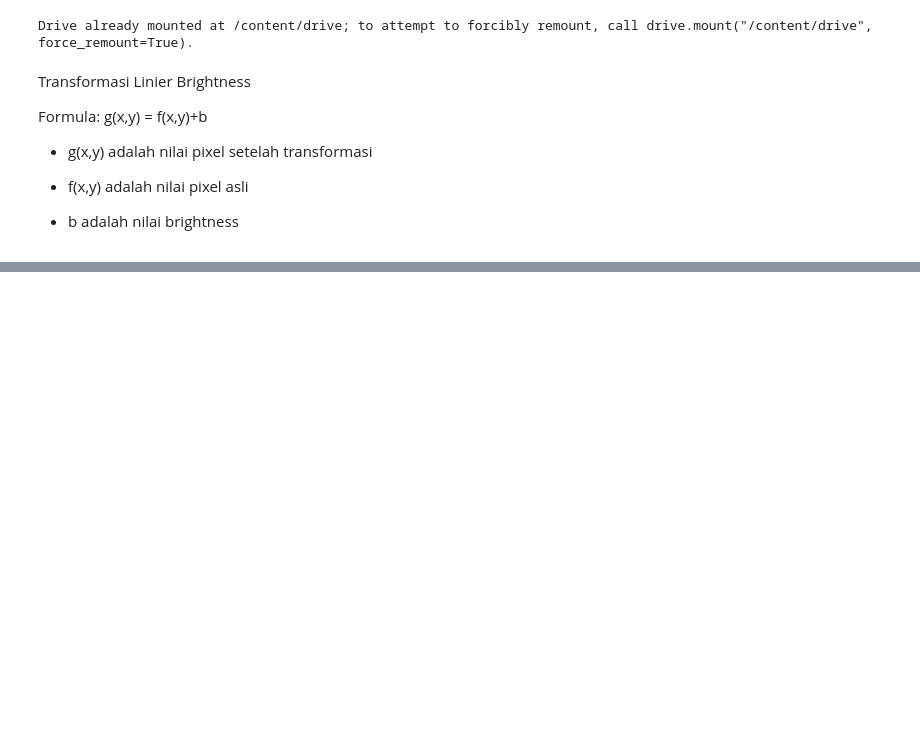
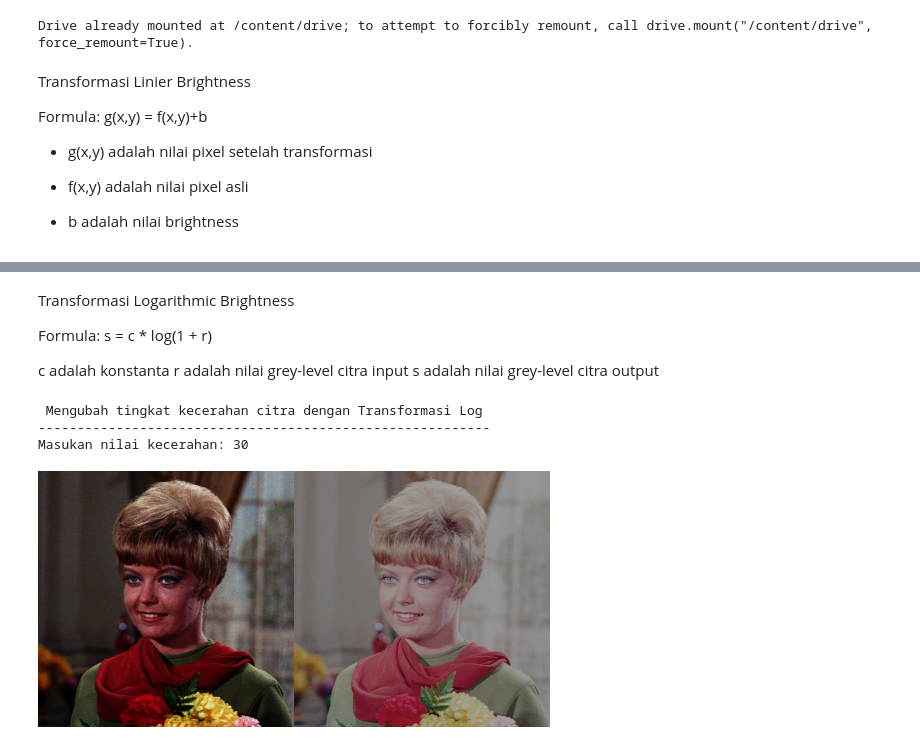
Before and after one commit to 11DiajengNidzom/PCVK_Genap_2023, a Jupyter notebook: Week3.ipynb, the cells around one changed output, grey strips where cells are left out. Cells and saved outputs as stored; diff of their text form; code cells hidden in the pictures; blank space fills up the shorter version.

```diff
--- a/Week3.ipynb
+++ b/Week3.ipynb
@@ -50,0 +92,31 @@ cv2_imshow(final_frame)
+# %% [markdown]
+Transformasi Logarithmic Brightness
+
+Formula: s = c * log(1 + r)
+
+c adalah konstanta
+r adalah nilai grey-level citra input
+s adalah nilai grey-level citra output
+# %%
+print(' Mengubah tingkat kecerahan citra dengan Transformasi Log ')
+print('----------------------------------------------------------')
+
+try:
+  brightness = int(input('Masukan nilai kecerahan: '))
+except ValueError:
+  input('Error, not a number')
+
+brightness_image = np.zeros(original.shape, original.dtype)
+
+for y in range(original.shape[0]):
+  for x in range(original.shape[1]):
+    for c in range(original.shape[2]):
+      brightness_image[y,x,c] = np.clip(brightness * (np.log(1 + original[y,x,c])), 0 , 255)
+
+final_frame = cv.hconcat((original, brightness_image))
+cv2_imshow(final_frame)
+# %% [output]
+ Mengubah tingkat kecerahan citra dengan Transformasi Log
+----------------------------------------------------------
+Masukan nilai kecerahan: 30
+[figure, added]
```
Also changed, not shown: parts of 9 cells of this notebook.
